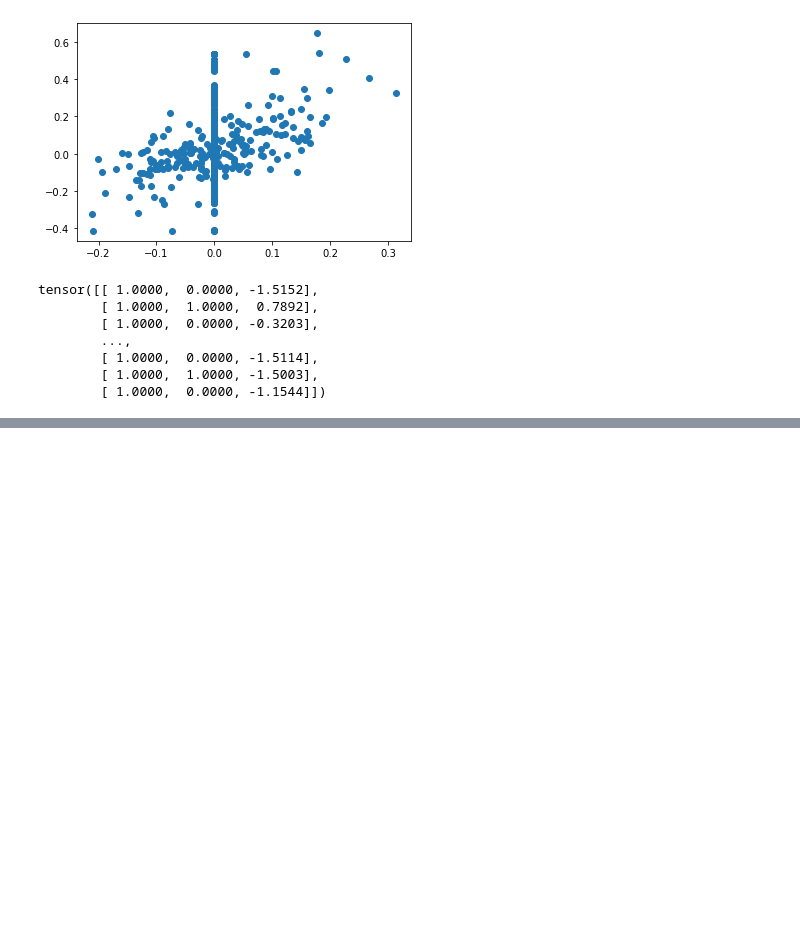
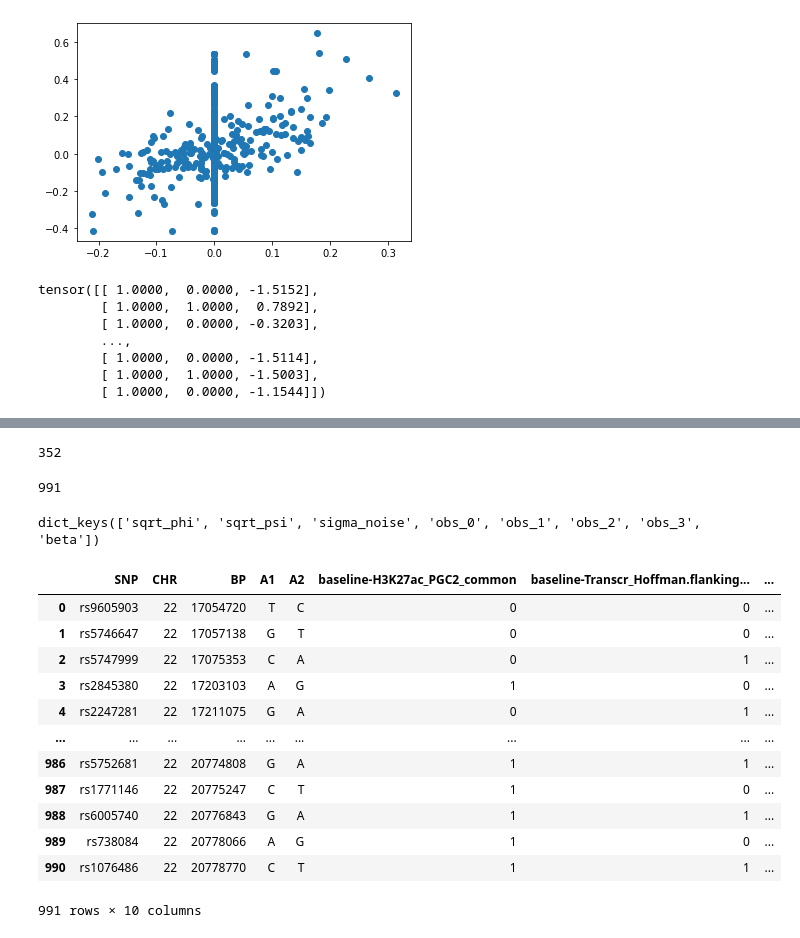
Before and after one commit to davidaknowles/casopr, a Jupyter notebook: test_anno.ipynb, the cells around one changed output, grey strips where cells are left out. Cells and saved outputs as stored; diff of their text form; code cells hidden in the pictures; blank space fills up the shorter version.

Commit message:
add annotations

```diff
--- a/test_anno.ipynb
+++ b/test_anno.ipynb
@@ -54,7 +54,7 @@ param_dict = {
     'out_dir' : "test_data",
     "seed" : 42,
     "beta_std" : "False",
-    "n_iter" : 1000
+    "n_iter" : 1000,
     "anno" : '/gpfs/commons/groups/knowles_lab/data/ADSP_reguloML/annotations/annotations_high_h2/baseline/baseline_high_h2_chr22.annot.gz'
 }
 
@@ -95,16 +95,24 @@ ref_df
 # %%
 ## adapt script from polyfun
 logging.getLogger().setLevel(logging.INFO)
+logging.info('Loading annotations file...')
 
 anno_bl = '/gpfs/commons/groups/knowles_lab/data/ADSP_reguloML/annotations/annotations_high_h2/baseline/baseline_high_h2_chr22.annot.gz'
-logging.info('Loading annotations file...')
+
 t0 = time.time()
 
 ## check anno exist
 if not os.path.exists(anno_bl):
-    raise IOError('Cannot find annotation file %s'%(args.anno_bl))
+    raise IOError('Cannot find annotation file %s'%(anno_bl))
 
-df_snps = pd.read_csv(anno_bl, compression='gzip',sep = '\t')
+anno = pd.read_csv(anno_bl, compression='gzip',sep = '\t')
+logging.info('Read %d annotations for %d SNPs'%(anno.shape[1]-5, anno.shape[0]))
+
+anno_merge = sst_dict[['SNP']].merge(anno, on = 'SNP')
+logging.info('total %d SNPs after merging with sst'%(anno_merge.shape[0]))
+
+#anno_torch= torch.tensor(anno_merge.iloc[:,5:].values)
+anno_torch = torch.cat((torch.ones((991,1)),torch.tensor(anno_merge.iloc[:,5:].values)), dim=1) ## because there are A1, A2, SNP, CHR, and BP
 logging.info('Done in %0.2f seconds'%(time.time() - t0))
 
 # is_annot_missing = ~(df_snps.index.isin(df_annot.index))
@@ -161,0 +228,28 @@ tensor([[ 1.0000,  0.0000, -1.5152],
+# %%
+len(vi_test[0])
+# %% [output]
+352
+# %%
+len(vi_test[1])  ## beta is per snp
+# %% [output]
+991
+# %%
+vi_test[3].keys()
+# %% [output]
+dict_keys(['sqrt_phi', 'sqrt_psi', 'sigma_noise', 'obs_0', 'obs_1', 'obs_2', 'obs_3', 'beta'])
+# %%
+anno_merge
+# %% [output]
+|  | SNP | CHR | BP | A1 | A2 | baseline-H3K27ac_PGC2_common | baseline-Transcr_Hoffman.flanking... | ... |
+| 0 | rs9605903 | 22 | 17054720 | T | C | 0 | 0 | ... |
+| 1 | rs5746647 | 22 | 17057138 | G | T | 0 | 0 | ... |
+| 2 | rs5747999 | 22 | 17075353 | C | A | 0 | 1 | ... |
+| 3 | rs2845380 | 22 | 17203103 | A | G | 1 | 0 | ... |
+| 4 | rs2247281 | 22 | 17211075 | G | A | 0 | 1 | ... |
+| ... | ... | ... | ... | ... | ... | ... | ... | ... |
+| 986 | rs5752681 | 22 | 20774808 | G | A | 1 | 1 | ... |
+| 987 | rs1771146 | 22 | 20775247 | C | T | 1 | 0 | ... |
+| 988 | rs6005740 | 22 | 20776843 | G | A | 1 | 1 | ... |
+| 989 | rs738084 | 22 | 20778066 | A | G | 1 | 0 | ... |
+| 990 | rs1076486 | 22 | 20778770 | C | T | 1 | 1 | ... |
+991 rows × 10 columns
```
Also changed, not shown: parts of 6 cells of this notebook, 5 other files.
